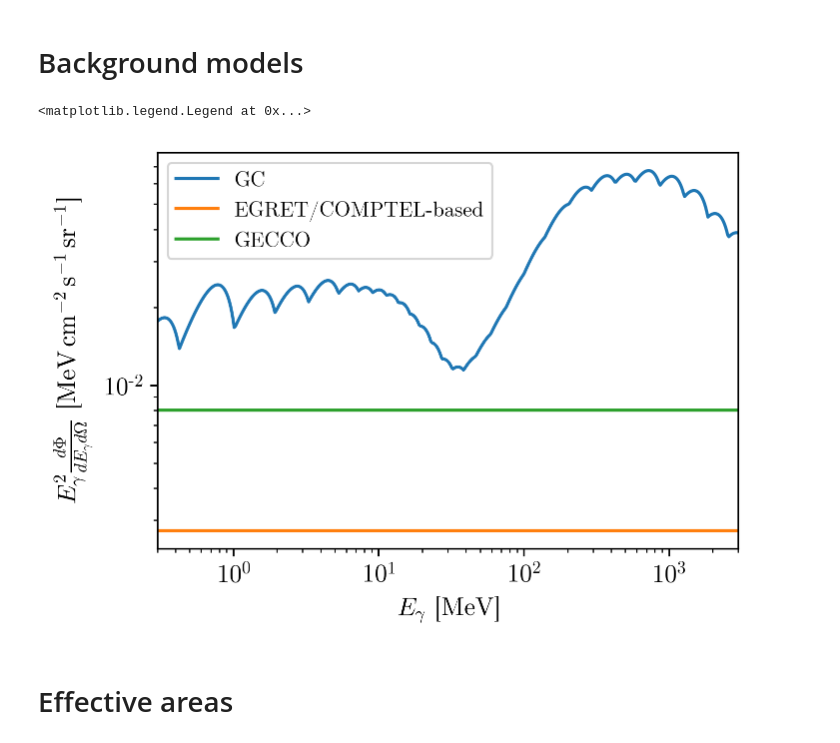
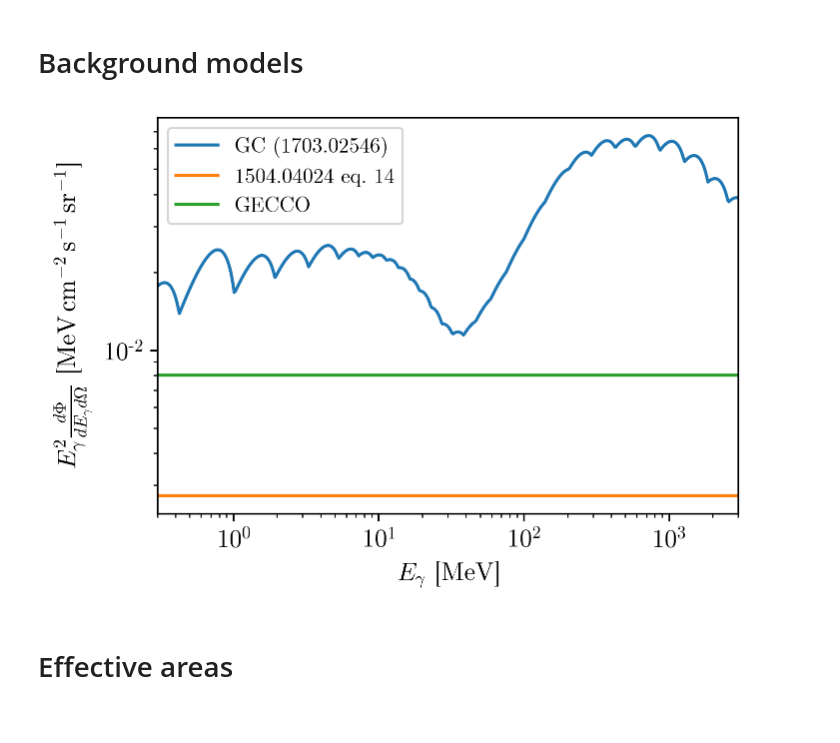
Before and after one commit to LoganAMorrison/Hazma, a Jupyter notebook: notebooks/dev/ac-01-gecco_limits.ipynb, the cells around one changed output. Cells and saved outputs as stored; diff of their text form; code cells hidden in the pictures.

Commit message:
update figures; cleanup

```diff
--- a/notebooks/dev/ac-01-gecco_limits.ipynb
+++ b/notebooks/dev/ac-01-gecco_limits.ipynb
@@ -442,17 +434,18 @@ plt.ylim(1e-5, 1e-1)
 # %%
 e_gams = np.geomspace(0.3, 3e3, 500)
 
-plt.loglog(e_gams, e_gams**2 * gc_bg_model.dPhi_dEdOmega(e_gams), label="GC")
-plt.loglog(e_gams, e_gams**2 * default_bg_model.dPhi_dEdOmega(e_gams), label="EGRET/COMPTEL-based")
+plt.loglog(e_gams, e_gams**2 * gc_bg_model.dPhi_dEdOmega(e_gams), label="GC (1703.02546)")
+plt.loglog(e_gams, e_gams**2 * default_bg_model.dPhi_dEdOmega(e_gams), label="1504.04024 eq. 14")
 plt.loglog(e_gams, e_gams**2 * gecco_bg_model.dPhi_dEdOmega(e_gams), label="GECCO")
 
 plt.xlim(e_gams[[0, -1]])
 plt.xlabel(r"$E_\gamma$ [MeV]")
 plt.ylabel(r"$E_\gamma^2 \frac{d\Phi}{dE_\gamma d\Omega}$ [$\mathrm{MeV} \, \mathrm{cm}^{-2} \, \mathrm{s}^{-1} \, \mathrm{sr}^{-1}$]")
 plt.legend(fontsize=10)
+
+plt.savefig("figures/gecco/bg_models.png")
 # %% [output]
-<matplotlib.legend.Legend at 0x...>
-[figure, old version]
+[figure, new version]
 # %% [markdown]
 # Effective areas
 # %%
```
Also changed, not shown: parts of 4 cells of this notebook, 6 other files.
